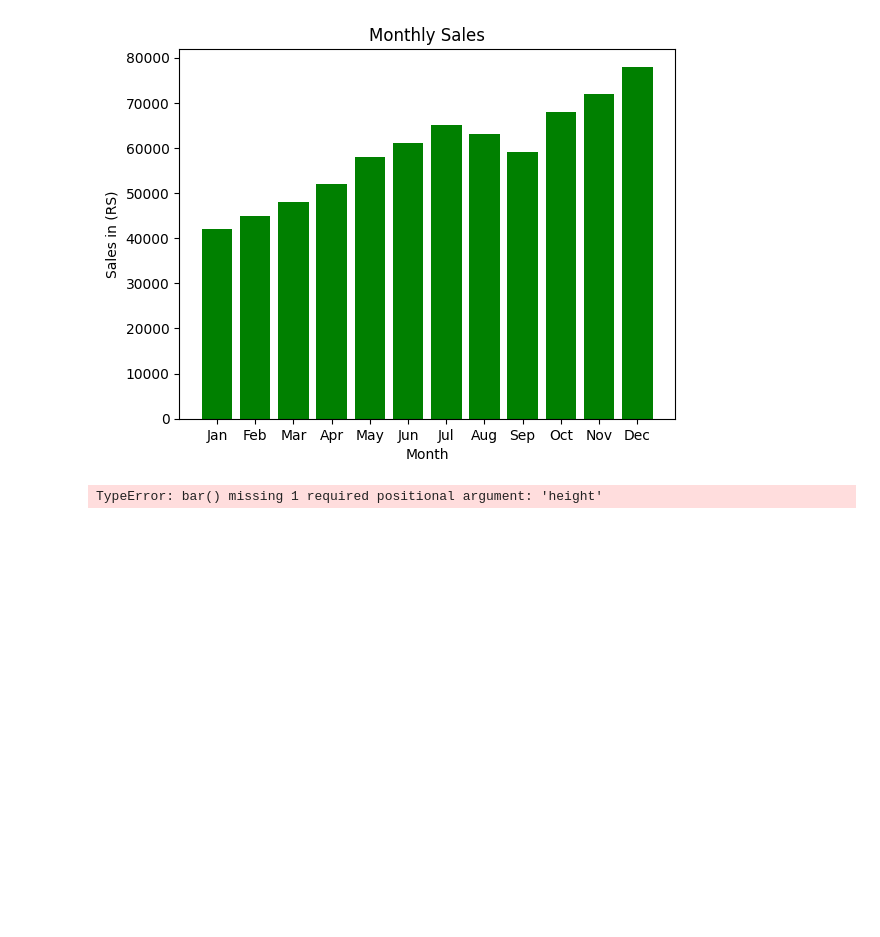
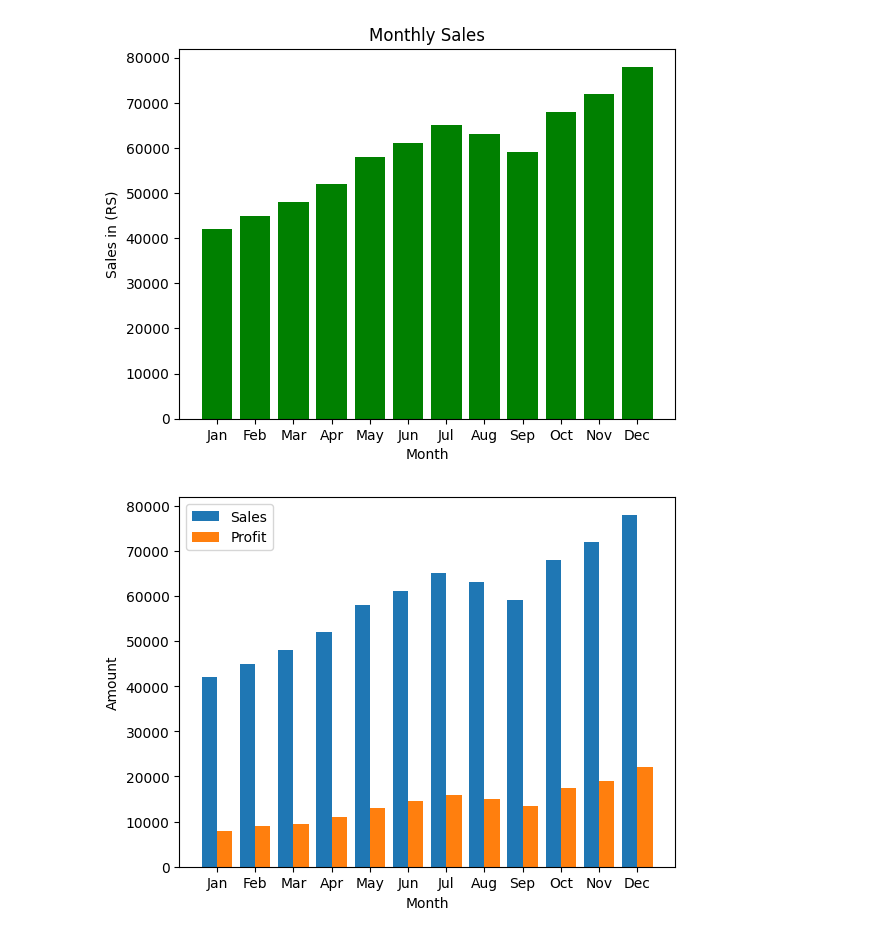
Before and after one commit to Shayan1064/machine-learning-journey, a Jupyter notebook: Day 9/Mat_Practice.ipynb, the cells around one changed output. Drawn from its saved outputs; the diff is of its cells as text; code cells hidden in the pictures; blank space fills up the shorter version.

```diff
--- a/Day 9/Mat_Practice.ipynb
+++ b/Day 9/Mat_Practice.ipynb
@@ -91,11 +91,22 @@ plt.show()
 # %% [output]
 [figure]
 # %%
-plt.bar(df['Month'],color='green')
-plt.bar(df['Sales'],color='orange')
+import numpy as np
+import matplotlib.pyplot as plt
+
+x = np.arange(len(df['Month']))
+width = 0.4
+
+plt.bar(x - width/2, df['Sales'], width, label='Sales')
+plt.bar(x + width/2, df['Profit'], width, label='Profit')
+
+plt.xticks(x, df['Month'])
+plt.xlabel('Month')
+plt.ylabel('Amount')
+plt.legend()
 plt.show()
 # %% [output]
-TypeError: bar() missing 1 required positional argument: 'height'
+[figure, added]
 # %%
 plt.hist(df['Sales'],color='skyblue',edgecolor='black',bins=12)
 plt.show()
```
Also changed, not shown: parts of 9 cells of this notebook, 3 other files.
